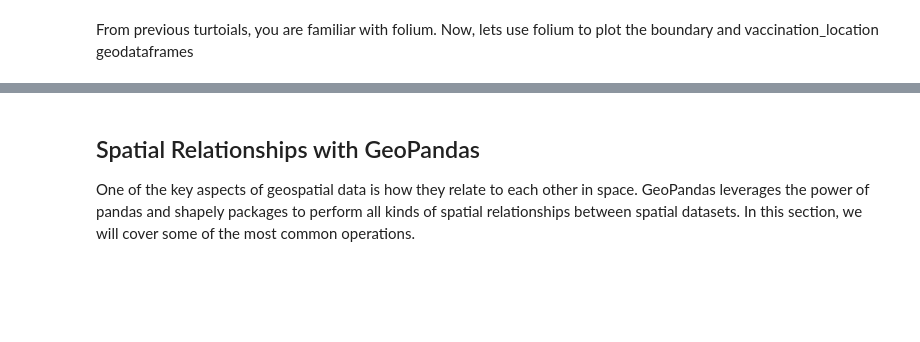
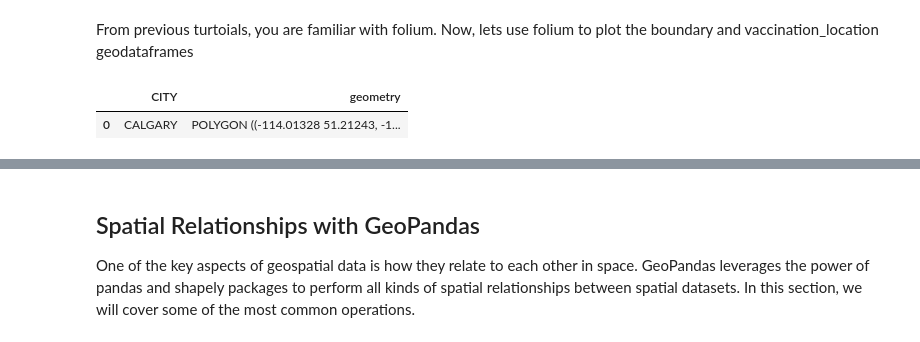
Before and after one commit to safarzadeh-reza/Spatial_Data_Mining_Winter2025, a Jupyter notebook: source/notebooks/L3/geopandas.ipynb, the cells around one changed output, grey strips where cells are left out. Saved outputs shown, nothing was run; the diff lists cells and outputs as text; code cells hidden in the pictures; blank space fills up the shorter version.

```diff
--- a/source/notebooks/L3/geopandas.ipynb
+++ b/source/notebooks/L3/geopandas.ipynb
@@ -261,6 +267,11 @@ vaccination_location.plot()
 [figure]
 # %% [markdown]
 From previous turtoials, you are familiar with folium. Now, lets use folium to plot the boundary and vaccination_location geodataframes
+# %%
+boundary
+# %% [output]
+|  | CITY | geometry |
+| 0 | CALGARY | POLYGON ((-114.01328 51.21243, -1... |
 # %%
 import folium
 
```
Also changed, not shown: parts of 4 cells of this notebook.
